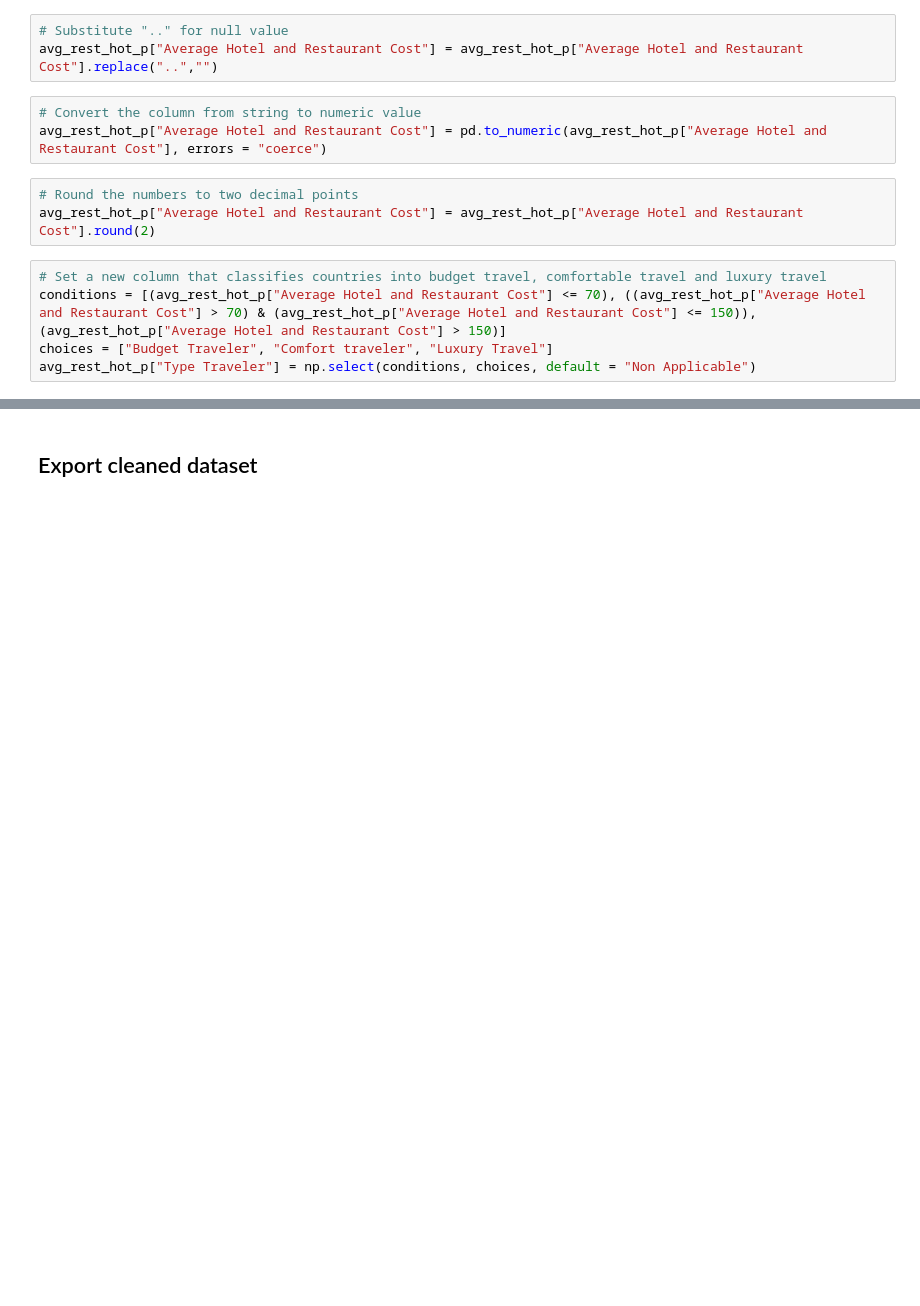
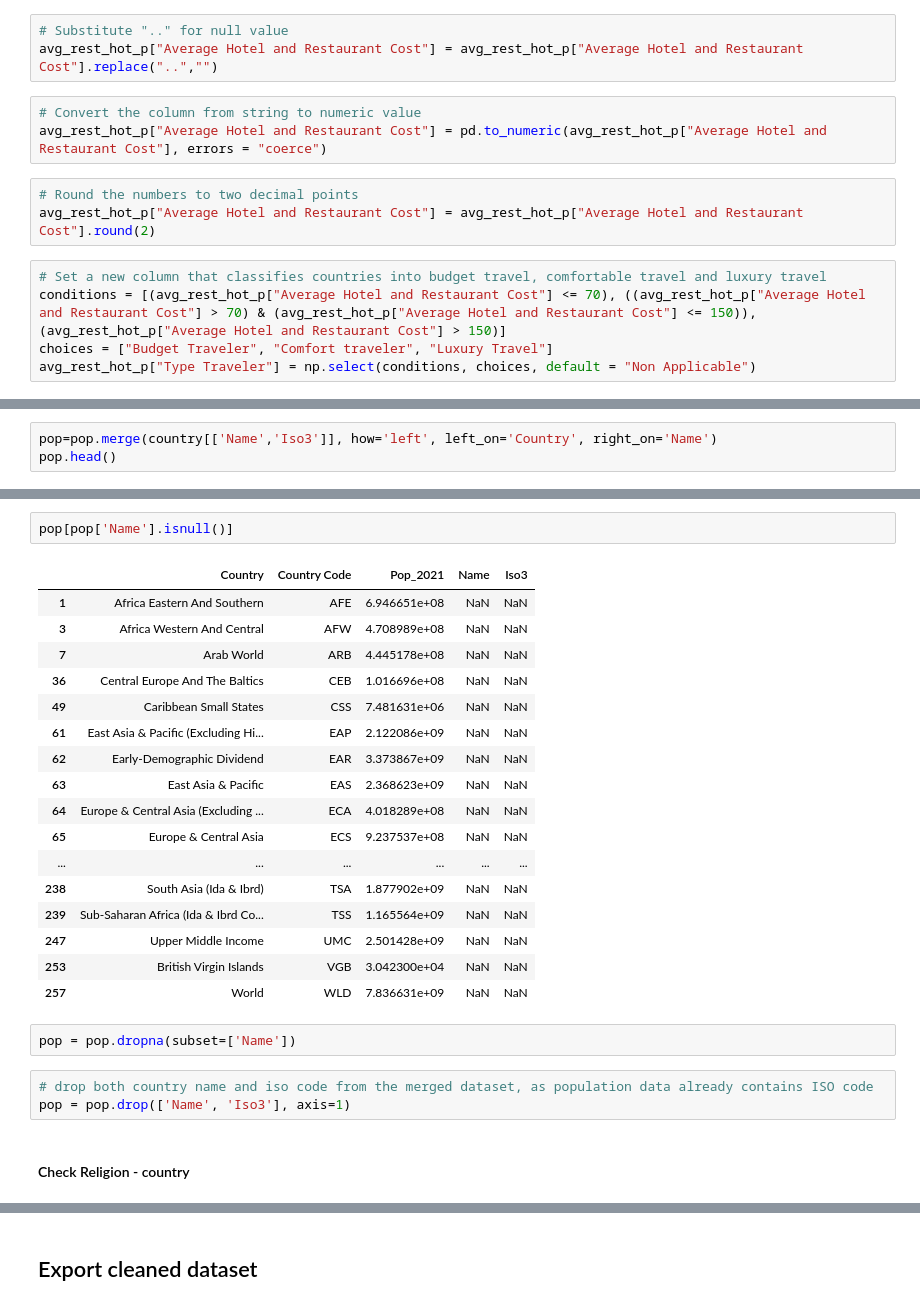
Before and after one commit to syeon0928/FinalExam_VA, a Jupyter notebook: data_cleaning/etl_eda .ipynb, the cells around one changed output, grey strips where cells are left out. Saved outputs shown, nothing was run; the diff lists cells and outputs as text; blank space fills up the shorter version.

```diff
--- a/data_cleaning/etl_eda .ipynb
+++ b/data_cleaning/etl_eda .ipynb
@@ -854,0 +1130,3 @@ avg_rest_hot_p["Type Traveler"] = np.select(conditions, choices, default = "Non
+# %%
+pop=pop.merge(country[['Name','Iso3']], how='left', left_on='Country', right_on='Name')
+pop.head()
@@ -854,0 +1140,27 @@ avg_rest_hot_p["Type Traveler"] = np.select(conditions, choices, default = "Non
+# %%
+pop[pop['Name'].isnull()]
+# %% [output]
+|  | Country | Country Code | Pop_2021 | Name | Iso3 |
+| 1 | Africa Eastern And Southern | AFE | 6.946651e+08 | NaN | NaN |
+| 3 | Africa Western And Central | AFW | 4.708989e+08 | NaN | NaN |
+| 7 | Arab World | ARB | 4.445178e+08 | NaN | NaN |
+| 36 | Central Europe And The Baltics | CEB | 1.016696e+08 | NaN | NaN |
+| 49 | Caribbean Small States | CSS | 7.481631e+06 | NaN | NaN |
+| 61 | East Asia & Pacific (Excluding Hi... | EAP | 2.122086e+09 | NaN | NaN |
+| 62 | Early-Demographic Dividend | EAR | 3.373867e+09 | NaN | NaN |
+| 63 | East Asia & Pacific | EAS | 2.368623e+09 | NaN | NaN |
+| 64 | Europe & Central Asia (Excluding ... | ECA | 4.018289e+08 | NaN | NaN |
+| 65 | Europe & Central Asia | ECS | 9.237537e+08 | NaN | NaN |
+| ... | ... | ... | ... | ... | ... |
+| 238 | South Asia (Ida & Ibrd) | TSA | 1.877902e+09 | NaN | NaN |
+| 239 | Sub-Saharan Africa (Ida & Ibrd Co... | TSS | 1.165564e+09 | NaN | NaN |
+| 247 | Upper Middle Income | UMC | 2.501428e+09 | NaN | NaN |
+| 253 | British Virgin Islands | VGB | 3.042300e+04 | NaN | NaN |
+| 257 | World | WLD | 7.836631e+09 | NaN | NaN |
+# %%
+pop = pop.dropna(subset=['Name'])
+# %%
+# drop both country name and iso code from the merged dataset, as population data already contains ISO code
+pop = pop.drop(['Name', 'Iso3'], axis=1)
+# %% [markdown]
+#### Check Religion - country
```
Also changed, not shown: parts of 128 cells of this notebook, 12 other files.
